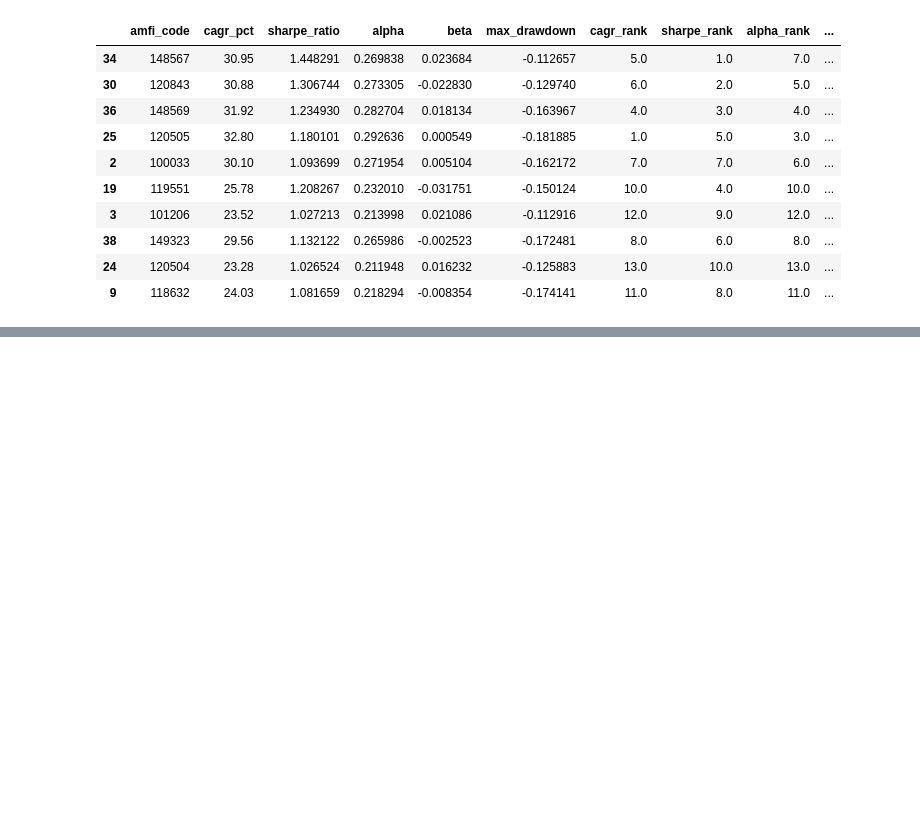
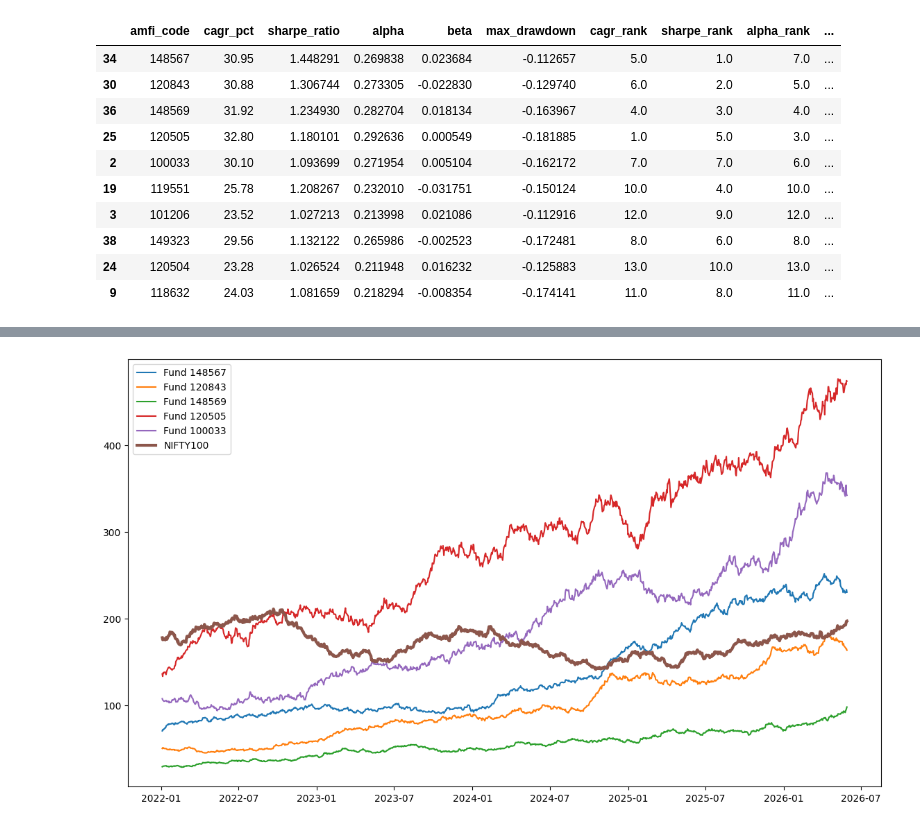
Before and after one commit to LINGUTLARANADEEP/bluestock_mf_capstone, a Jupyter notebook: notebooks/Performance_Analytics.ipynb, the cells around one changed output, grey strips where cells are left out. Cells and saved outputs as stored; diff of their text form; code cells hidden in the pictures; blank space fills up the shorter version.

```diff
--- a/notebooks/Performance_Analytics.ipynb
+++ b/notebooks/Performance_Analytics.ipynb
@@ -653,0 +704,24 @@ alpha_df.to_csv(
+# %%
+plt.figure(figsize=(14,8))
+
+for fund in top5_funds:
+    fund_nav = nav[nav["amfi_code"] == fund]
+    plt.plot(fund_nav["date"], fund_nav["nav"], label=f"Fund {fund}")
+
+plt.plot(
+    nifty100["date"],
+    nifty100["close_value"] / 100,
+    linewidth=3,
+    label="NIFTY100"
+)
+
+plt.legend()
+
+plt.savefig(
+    "../reports/benchmark_comparison.png",
+    bbox_inches="tight"
+)
+
+plt.show()
+# %% [output]
+[figure, added]
```
Also changed, not shown: parts of 9 cells of this notebook, 2 other files.
